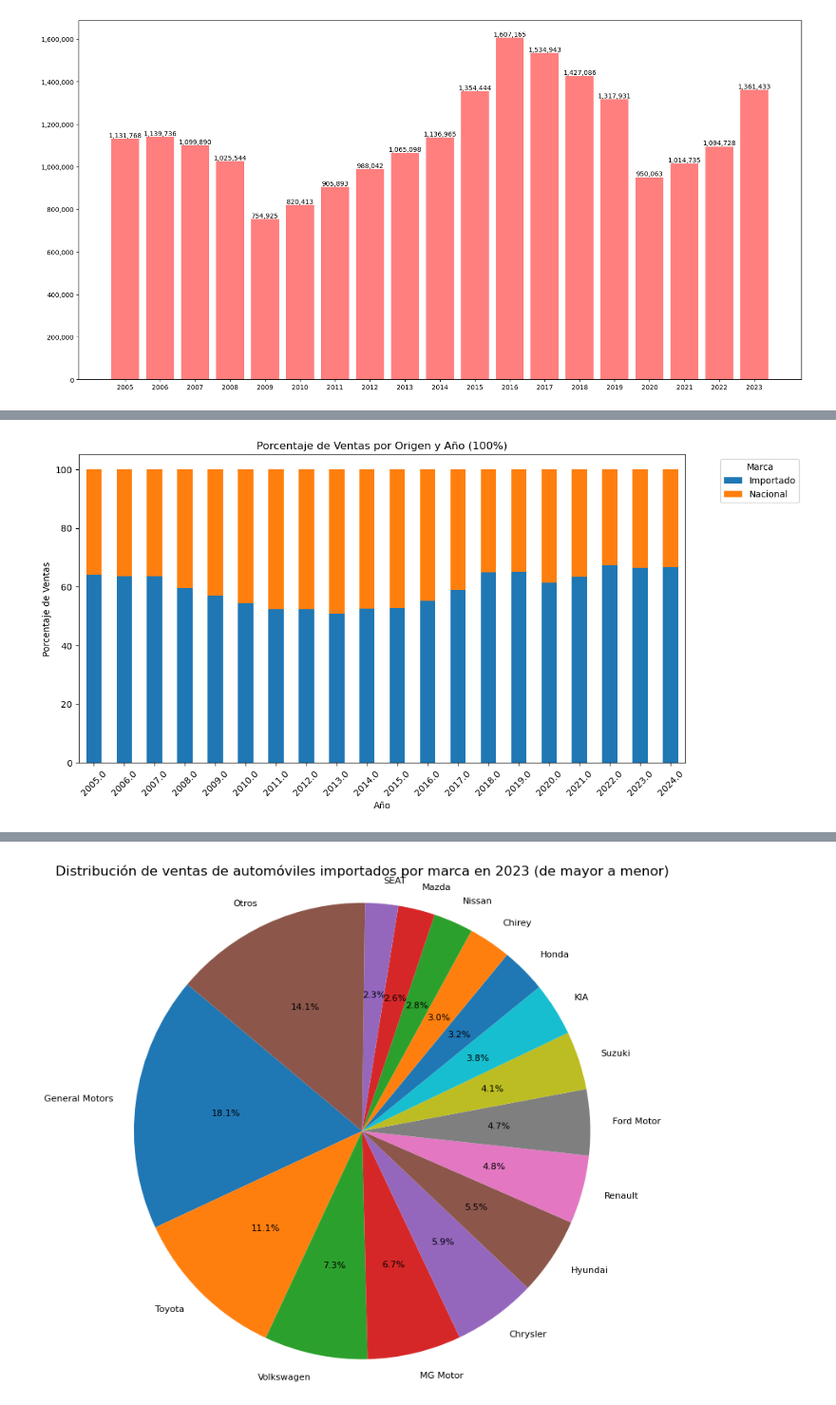
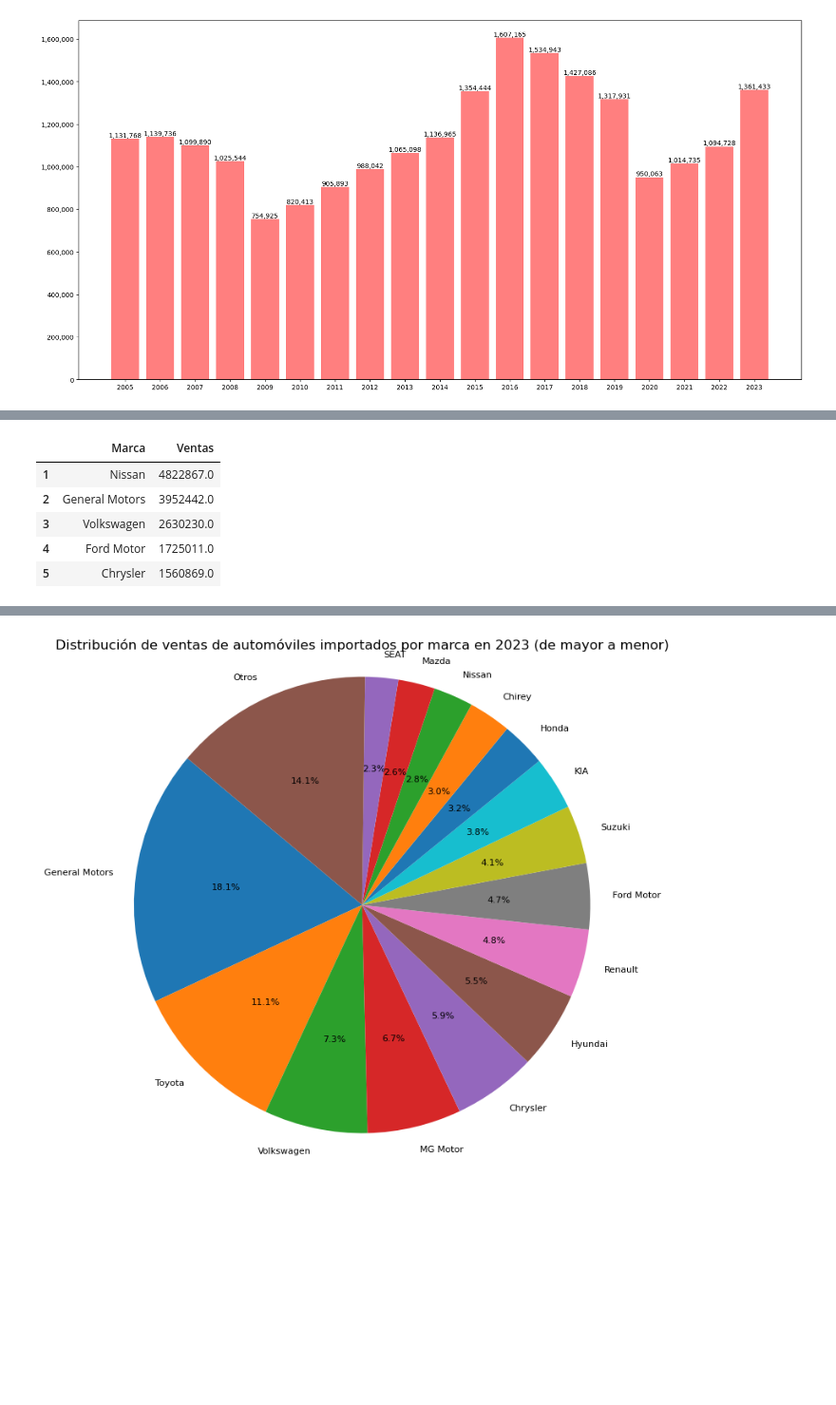
Before and after one commit to AngelesVillagrana/Project-1, a Jupyter notebook: Project-1-Car-Sales.ipynb, the cells around one changed output, grey strips where cells are left out. Shown at 95% size. Drawn from its saved outputs; the diff is of its cells as text; code cells hidden in the pictures; blank space fills up the shorter version.

```diff
--- a/Project-1-Car-Sales.ipynb
+++ b/Project-1-Car-Sales.ipynb
@@ -372,24 +296,25 @@ df_resultados_2023
-# %%
-#Leer el archivo Excel desde la URL, comenzando desde la 6ta fila ya que en la quinta están los títulos y la última fila solo es para saber dónde acaba el data set.
-df_CarsMex = pd.read_excel(url_InegiCars, header=5)
-# Convertir la columna 'Cantidad' a tipo numérico
-df_CarsMex['Cantidad'] = pd.to_numeric(df_CarsMex['Cantidad'], errors='coerce')
-# Eliminar filas con valores NaN en la columna 'Cantidad'
-df_CarsMex = df_CarsMex.dropna(subset=['Cantidad'])
-# Agrupar por año y marca, y sumar las ventas
-ventas_por_origen_ano = df_CarsMex.groupby(['Año', 'Origen'])['Cantidad'].sum().unstack()
-# Calcular el total de ventas por año
-ventas_por_ano1 = ventas_por_origen_ano.sum(axis=1)
-# Calcular el porcentaje de ventas de cada marca por año
-porcentaje_ventas = ventas_por_origen_ano.div(ventas_por_ano1, axis=0) * 100
-# Graficar la gráfica de barras de 100%
-porcentaje_ventas.plot(kind='bar', stacked=True, figsize=(12, 6))
-plt.title('Porcentaje de Ventas por Origen y Año (100%)')
-plt.xlabel('Año')
-plt.ylabel('Porcentaje de Ventas')
-plt.xticks(rotation=45)
-plt.legend(title='Marca', bbox_to_anchor=(1.05, 1), loc='upper left')
-plt.tight_layout()
-plt.show()
-# %% [output]
-[figure, removed]
+# %%
+# Group the data by brand and sum the sales for each brand
+ventas_por_marca = df_CarsMex.groupby('Marca')['Cantidad'].sum()
+
+# Sort the sales by brand in descending order
+ventas_por_marca = ventas_por_marca.sort_values(ascending=False)
+
+# Convert the Series into a DataFrame
+df_ventas_por_marca = ventas_por_marca.reset_index()
+
+# Add 1 to the index so it starts from 1
+df_ventas_por_marca.index += 1
+
+# Rename the sales column
+df_ventas_por_marca.columns = ['Marca', 'Ventas']
+
+# Show the top 5 selling brands
+df_ventas_por_marca.head(5)
+# %% [output]
+|  | Marca | Ventas |
+| 1 | Nissan | 4822867.0 |
+| 2 | General Motors | 3952442.0 |
+| 3 | Volkswagen | 2630230.0 |
+| 4 | Ford Motor | 1725011.0 |
+| 5 | Chrysler | 1560869.0 |
```
Also changed, not shown: parts of 7 cells of this notebook.
